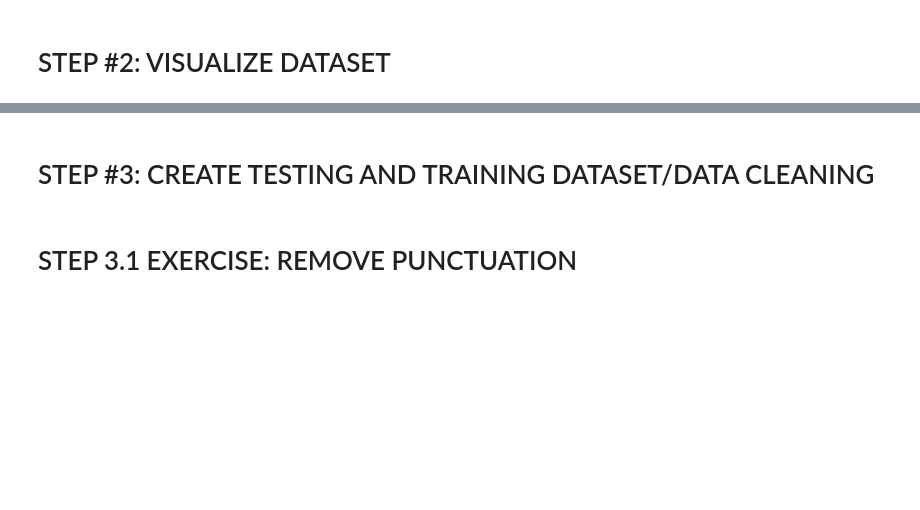
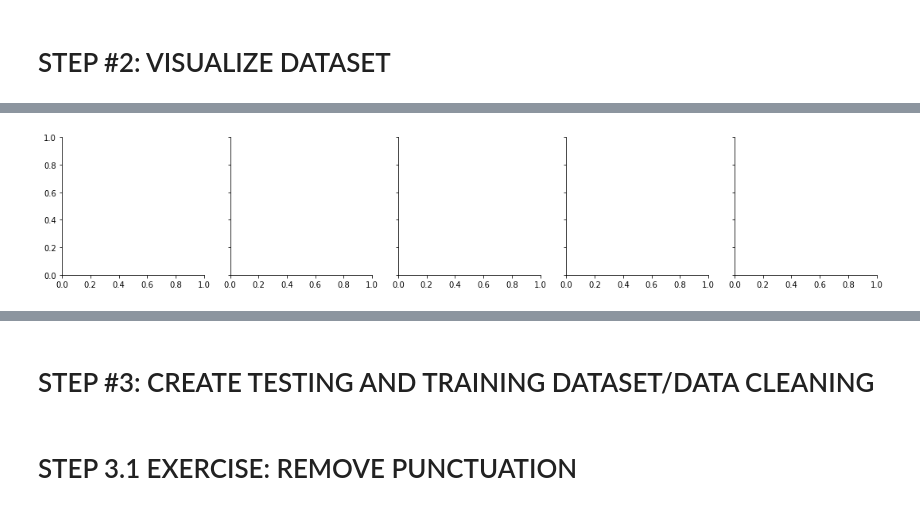
Before and after one commit to jainharsh21/Review-Classifier, a Jupyter notebook: review_classifier.ipynb, the cells around one changed output, grey strips where cells are left out. Drawn from its saved outputs; the diff is of its cells as text; code cells hidden in the pictures; blank space fills up the shorter version.

```diff
--- a/review_classifier.ipynb
+++ b/review_classifier.ipynb
@@ -32,0 +136,4 @@ yelp_df.info()
+# %%
+g = sns.FacetGrid(data=yelp_df,col='stars',col_wrap=5)
+# %% [output]
+[figure, added]
```
Also changed, not shown: parts of 24 cells of this notebook.
